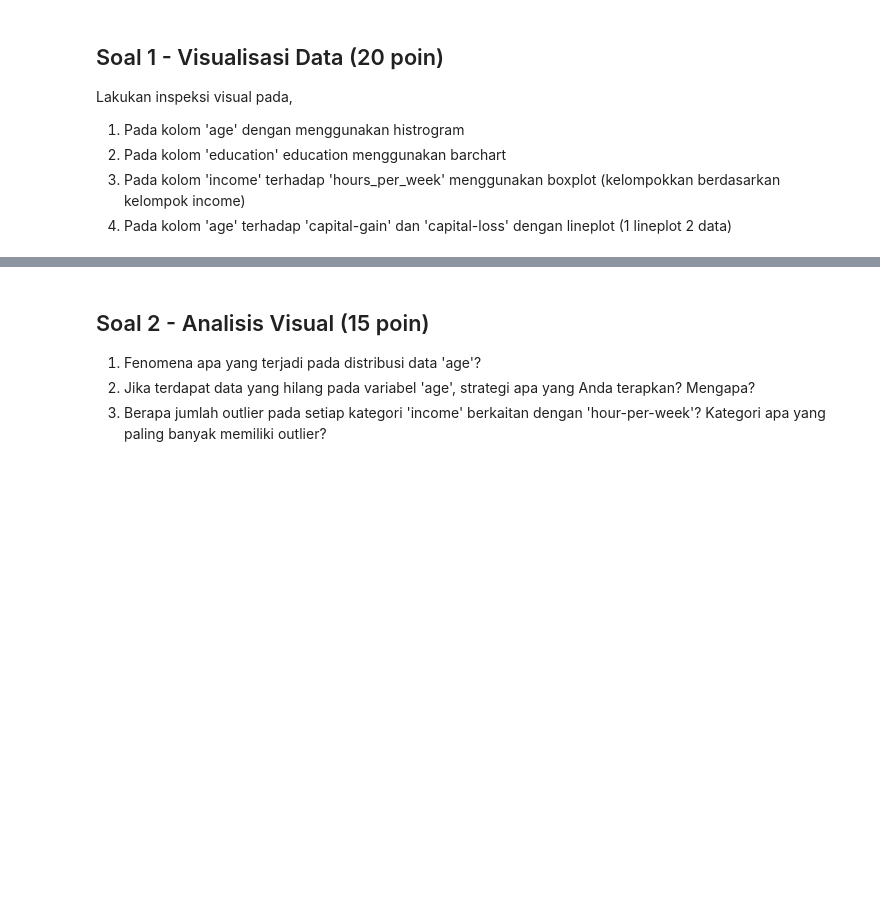
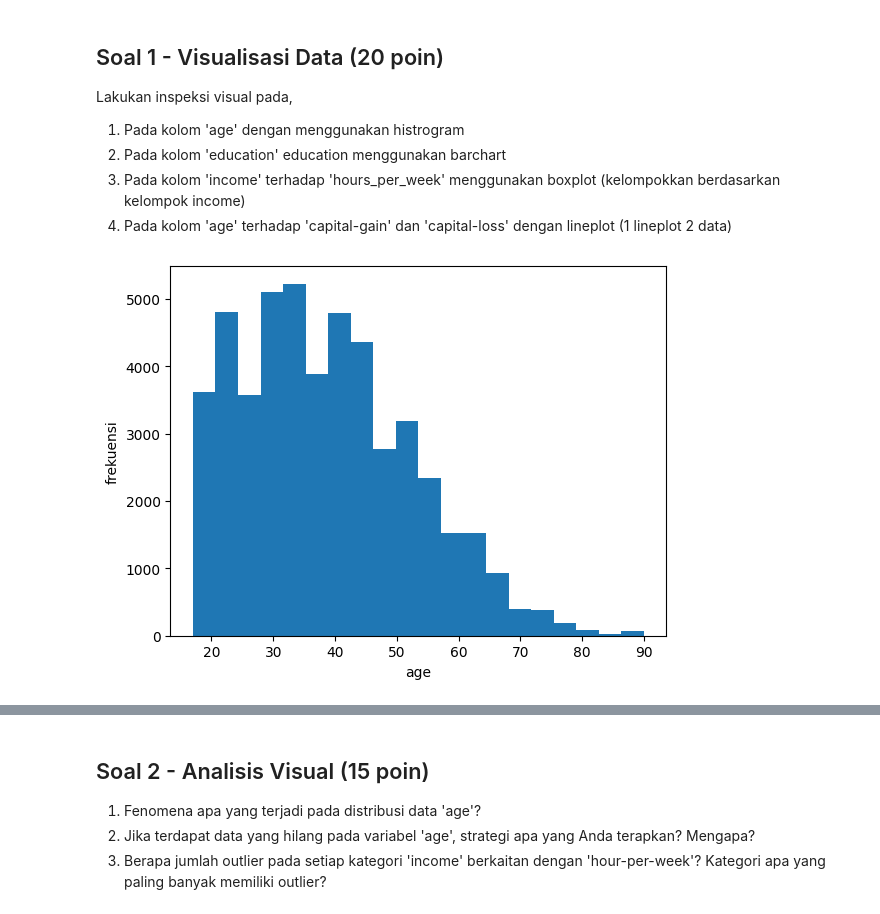
Before and after one commit to geriiy/ML_Ganjil_2025, a Jupyter notebook: KUIS1_2341720109_Gheriya_Rahima_Jauhar.ipynb, the cells around one changed output, grey strips where cells are left out. Drawn from its saved outputs; the diff is of its cells as text; code cells hidden in the pictures; blank space fills up the shorter version.

```diff
--- a/KUIS1_2341720109_Gheriya_Rahima_Jauhar.ipynb
+++ b/KUIS1_2341720109_Gheriya_Rahima_Jauhar.ipynb
@@ -246,0 +241,11 @@ Lakukan inspeksi visual pada,
+# %%
+# Jawab 1.1 - histo
+num_cols=['age']
+for col in num_cols:
+  plt.figure()
+  plt.hist(df[col], bins=20)
+  plt.xlabel(col)
+  plt.ylabel('frekuensi')
+  plt.show()
+# %% [output]
+[figure, added]
```
Also changed, not shown: parts of 6 cells of this notebook.
